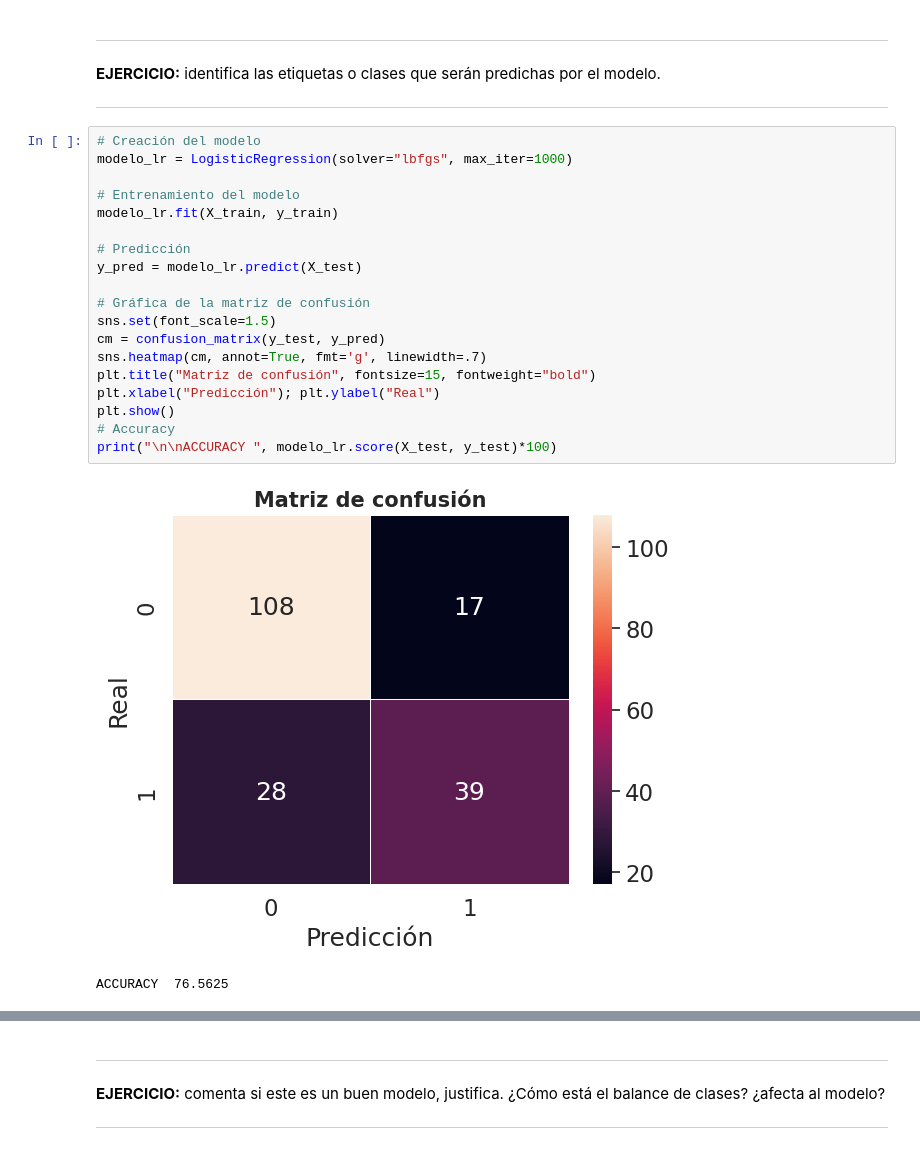
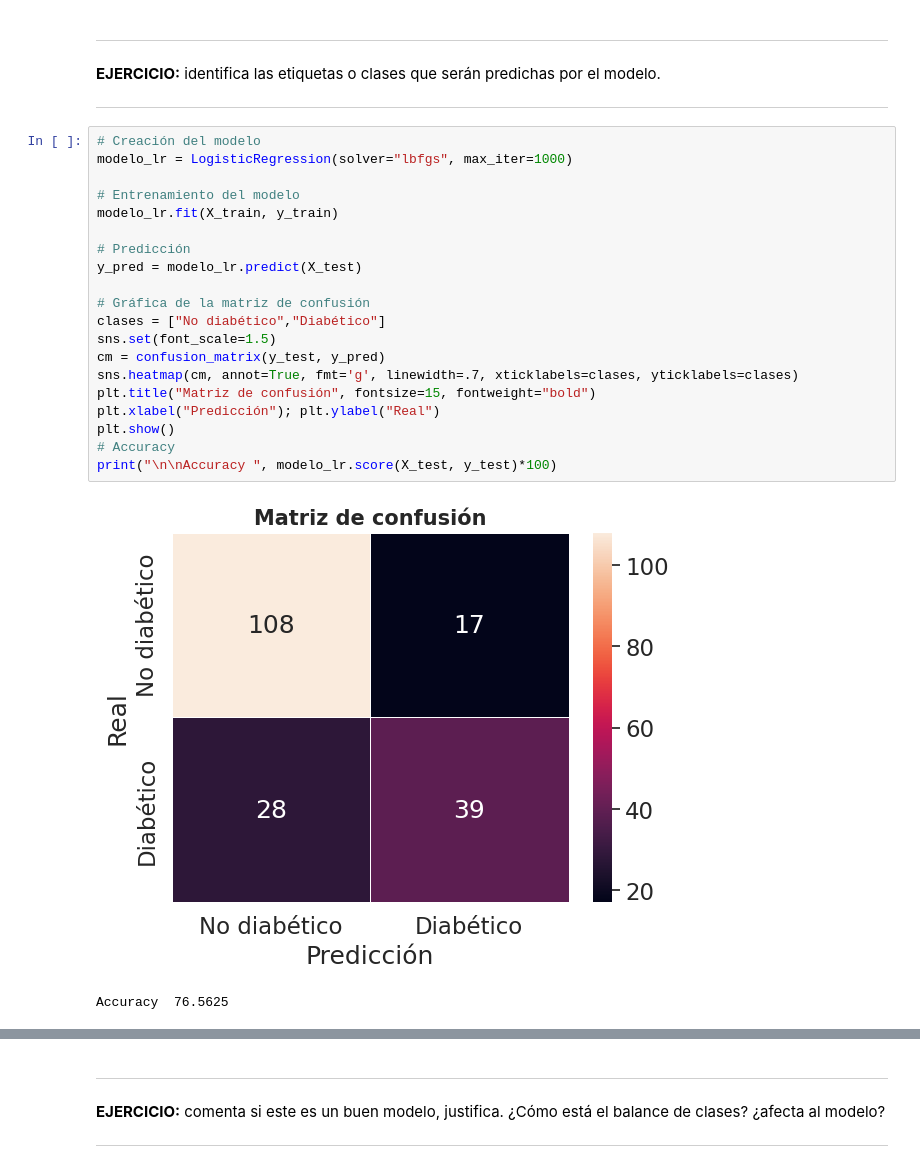
Before and after one commit to JaznaLaProfe/Machine-Learning, a Jupyter notebook: notebook/11_MLY0100_Ejemplo_Clasificación.ipynb, the cells around one changed output, grey strips where cells are left out. Cells and saved outputs as stored; diff of their text form.

```diff
--- a/notebook/11_MLY0100_Ejemplo_Clasificación.ipynb
+++ b/notebook/11_MLY0100_Ejemplo_Clasificación.ipynb
@@ -251,25 +249,26 @@ X_train, X_test, y_train, y_test = train_test_split(X, y, test_size=0.25, random
 # %%
 # Creación del modelo
 modelo_lr = LogisticRegression(solver="lbfgs", max_iter=1000)
 
 # Entrenamiento del modelo
 modelo_lr.fit(X_train, y_train)
 
 # Predicción
 y_pred = modelo_lr.predict(X_test)
 
 # Gráfica de la matriz de confusión
+clases = ["No diabético","Diabético"]
 sns.set(font_scale=1.5)
 cm = confusion_matrix(y_test, y_pred)
-sns.heatmap(cm, annot=True, fmt='g', linewidth=.7)
+sns.heatmap(cm, annot=True, fmt='g', linewidth=.7, xticklabels=clases, yticklabels=clases)
 plt.title("Matriz de confusión", fontsize=15, fontweight="bold")
 plt.xlabel("Predicción"); plt.ylabel("Real")
 plt.show()
 # Accuracy
-print("\n\nACCURACY ", modelo_lr.score(X_test, y_test)*100)
+print("\n\nAccuracy ", modelo_lr.score(X_test, y_test)*100)
 # %% [output]
-[figure, old version]
+[figure, new version]
-ACCURACY  76.5625
+Accuracy  76.5625
 # %%
 labels = ['Verdadero\nNegativo','Falso\nPositivo','Falso\nNegativo','Verdadero\nPositivo']
 labels = np.asarray(labels).reshape(2,2)
```
Also changed, not shown: parts of 10 cells of this notebook, 1 other file.
